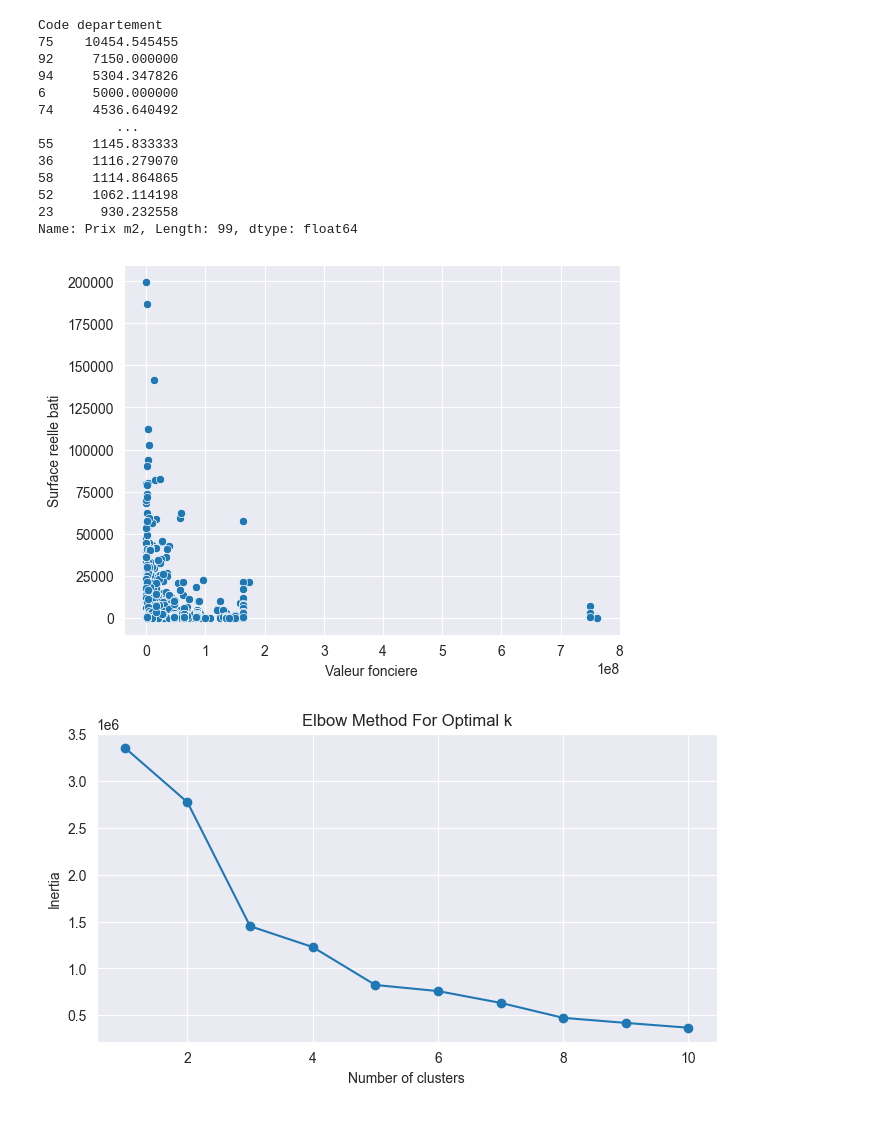
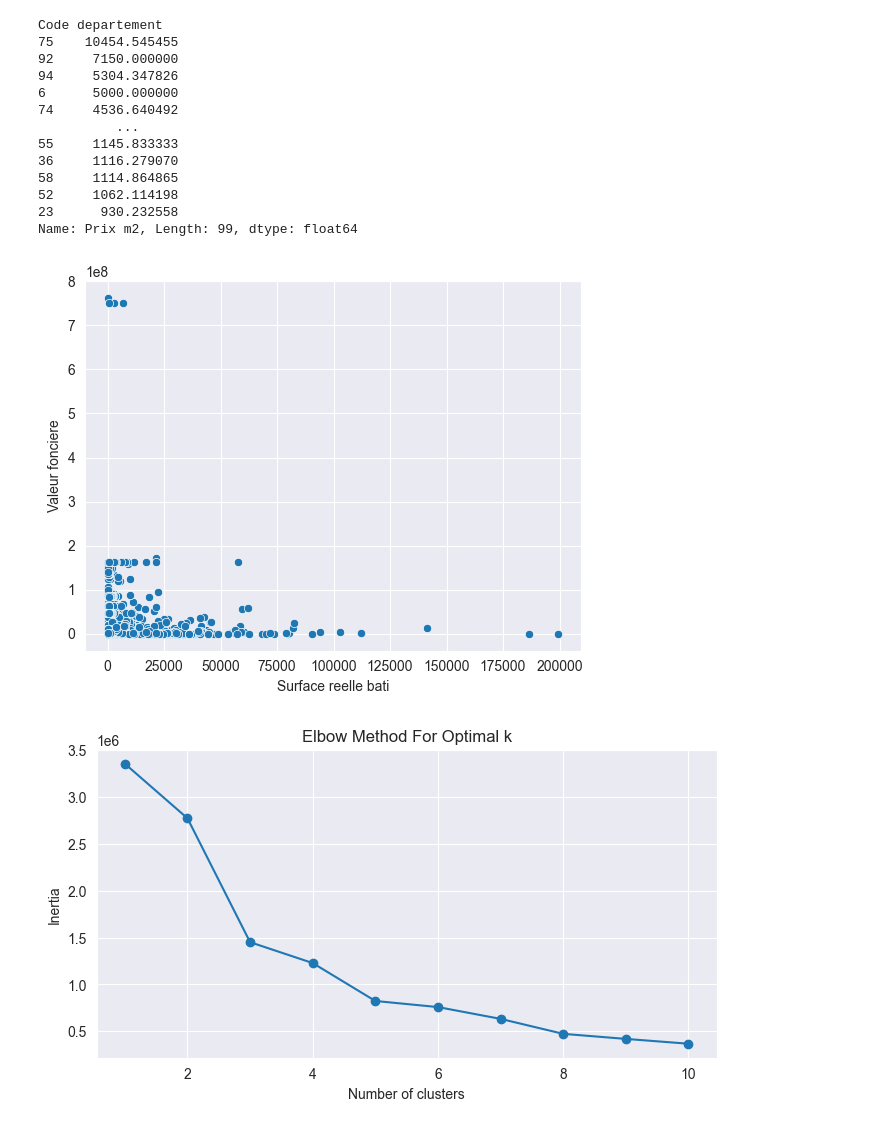
Before and after one commit to ktzkvin/Mastercamp, a Jupyter notebook: MasterCamp_TD_Project.ipynb, the cells around one changed output. Drawn from its saved outputs; the diff is of its cells as text; code cells hidden in the pictures.

```diff
--- a/MasterCamp_TD_Project.ipynb
+++ b/MasterCamp_TD_Project.ipynb
@@ -155,20 +155,20 @@ Name: Prix m2, Length: 99, dtype: float64
 # %%
 # Le clustering et l'algo de KMeans vont nous aider à identifier des groupes de ou des segments naturels au sein de notre dataset de biens immobiliers
 # Ces groupes peuvent révéler des tendances et des patterns qui ne sont pas immédiatement visibles
 # Objectifs :
 # segments de prix (identifier des zones ou des types de biens immobiliers qui ont des prix similaires),
 # segments de surface (identifier des zones ou des types de biens immobiliers qui ont des surfaces similaires),
 # analyser les tendances géographiques (comprendre les dynamiques locales du marché immobilier)
 # analyser les tendances temporelles (comprendre comment les prix et les surfaces évoluent au fil du temps)
 
 # On va commencer par un clustering simple basé sur la surface totale et le prix au m2
 # On va ensuite affiner le clustering en ajoutant d'autres variables
 
 # On commence par afficher les données
-sns.scatterplot(data=df, x='Valeur fonciere', y='Surface reelle bati')
+sns.scatterplot(data=df, x='Surface reelle bati', y='Valeur fonciere')
 plt.show()
 # %% [output]
-[figure, old version]
+[figure, new version]
 # %%
 # On standardise les données
 scaler = StandardScaler()
```
Also changed, not shown: parts of 12 cells of this notebook.
